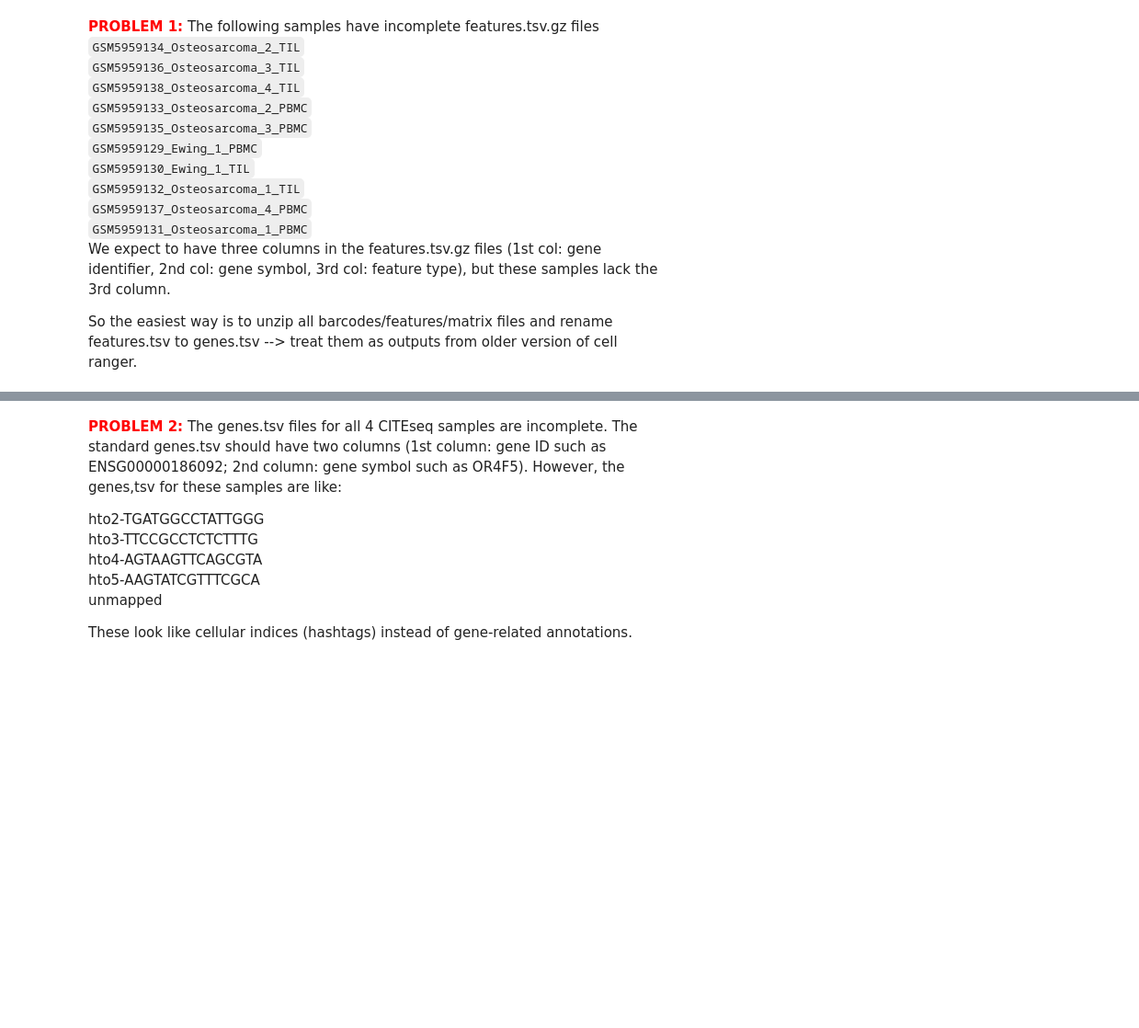
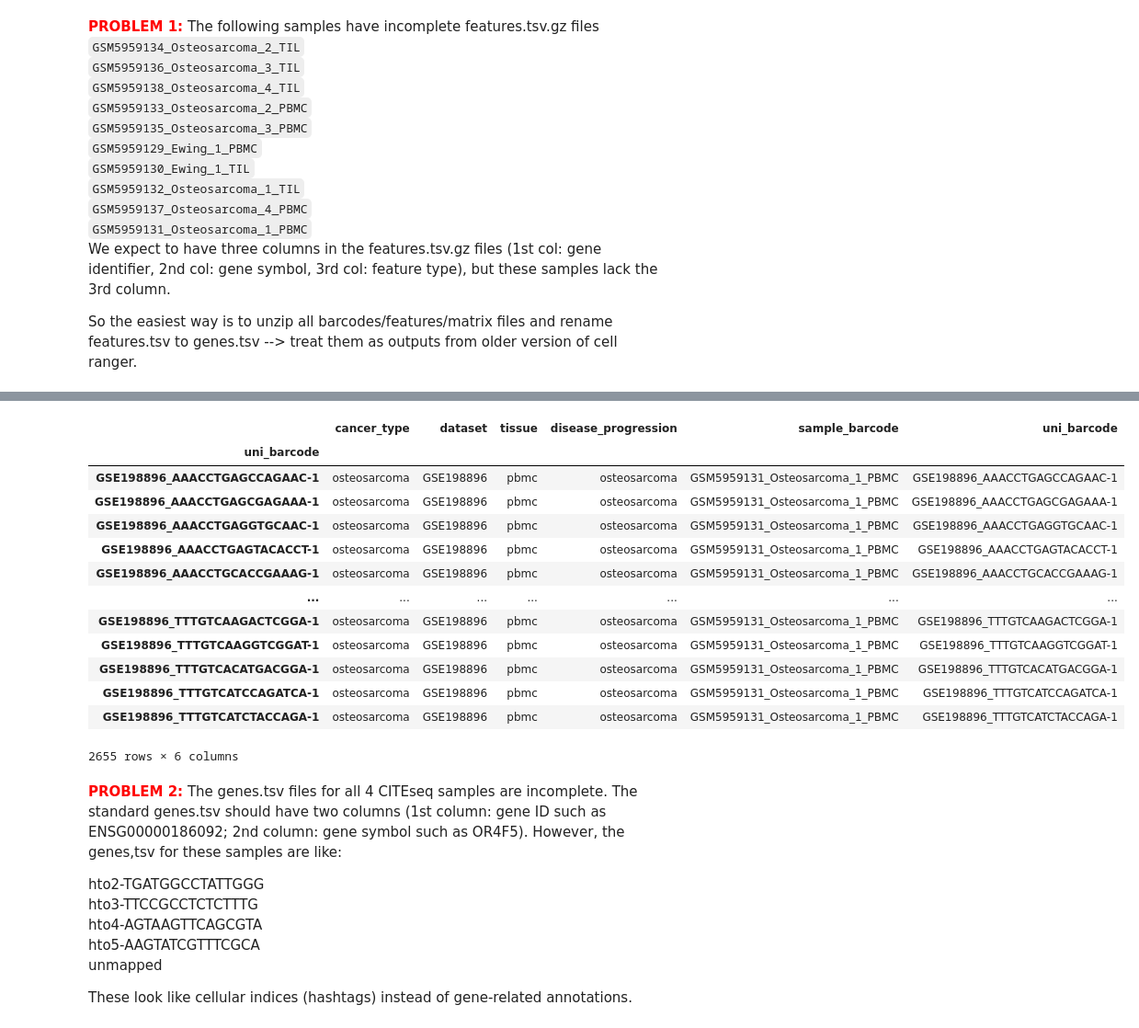
Before and after one commit to tuonglab/pan-paedcancer-scrnaseq, a Jupyter notebook: notebooks/GSE198896.ipynb, the cells around one changed output, grey strips where cells are left out. Shown at 92% size. Saved outputs shown, nothing was run; the diff lists cells and outputs as text; code cells hidden in the pictures; blank space fills up the shorter version.

```diff
--- a/notebooks/GSE198896.ipynb
+++ b/notebooks/GSE198896.ipynb
@@ -106,3 +174,20 @@ So the easiest way is to unzip all barcodes/features/matrix files and rename fea
+# %%
+sample.obs
+# %% [output]
+|  | cancer_type | dataset | tissue | disease_progression | sample_barcode | uni_barcode |
+| uni_barcode |  |  |  |  |  |  |
+| GSE198896_AAACCTGAGCCAGAAC-1 | osteosarcoma | GSE198896 | pbmc | osteosarcoma | GSM5959131_Osteosarcoma_1_PBMC | GSE198896_AAACCTGAGCCAGAAC-1 |
+| GSE198896_AAACCTGAGCGAGAAA-1 | osteosarcoma | GSE198896 | pbmc | osteosarcoma | GSM5959131_Osteosarcoma_1_PBMC | GSE198896_AAACCTGAGCGAGAAA-1 |
+| GSE198896_AAACCTGAGGTGCAAC-1 | osteosarcoma | GSE198896 | pbmc | osteosarcoma | GSM5959131_Osteosarcoma_1_PBMC | GSE198896_AAACCTGAGGTGCAAC-1 |
+| GSE198896_AAACCTGAGTACACCT-1 | osteosarcoma | GSE198896 | pbmc | osteosarcoma | GSM5959131_Osteosarcoma_1_PBMC | GSE198896_AAACCTGAGTACACCT-1 |
+| GSE198896_AAACCTGCACCGAAAG-1 | osteosarcoma | GSE198896 | pbmc | osteosarcoma | GSM5959131_Osteosarcoma_1_PBMC | GSE198896_AAACCTGCACCGAAAG-1 |
+| ... | ... | ... | ... | ... | ... | ... |
+| GSE198896_TTTGTCAAGACTCGGA-1 | osteosarcoma | GSE198896 | pbmc | osteosarcoma | GSM5959131_Osteosarcoma_1_PBMC | GSE198896_TTTGTCAAGACTCGGA-1 |
+| GSE198896_TTTGTCAAGGTCGGAT-1 | osteosarcoma | GSE198896 | pbmc | osteosarcoma | GSM5959131_Osteosarcoma_1_PBMC | GSE198896_TTTGTCAAGGTCGGAT-1 |
+| GSE198896_TTTGTCACATGACGGA-1 | osteosarcoma | GSE198896 | pbmc | osteosarcoma | GSM5959131_Osteosarcoma_1_PBMC | GSE198896_TTTGTCACATGACGGA-1 |
+| GSE198896_TTTGTCATCCAGATCA-1 | osteosarcoma | GSE198896 | pbmc | osteosarcoma | GSM5959131_Osteosarcoma_1_PBMC | GSE198896_TTTGTCATCCAGATCA-1 |
+| GSE198896_TTTGTCATCTACCAGA-1 | osteosarcoma | GSE198896 | pbmc | osteosarcoma | GSM5959131_Osteosarcoma_1_PBMC | GSE198896_TTTGTCATCTACCAGA-1 |
+2655 rows × 6 columns
 # %% [markdown]
 <span style="color:red">**PROBLEM 2:**</span> The genes.tsv files for all 4 CITEseq samples are incomplete. The standard genes.tsv should have two columns (1st column: gene ID such as ENSG00000186092; 2nd column: gene symbol such as OR4F5). However, the genes,tsv for these samples are like:
 
```
Also changed, not shown: parts of 7 cells of this notebook.
